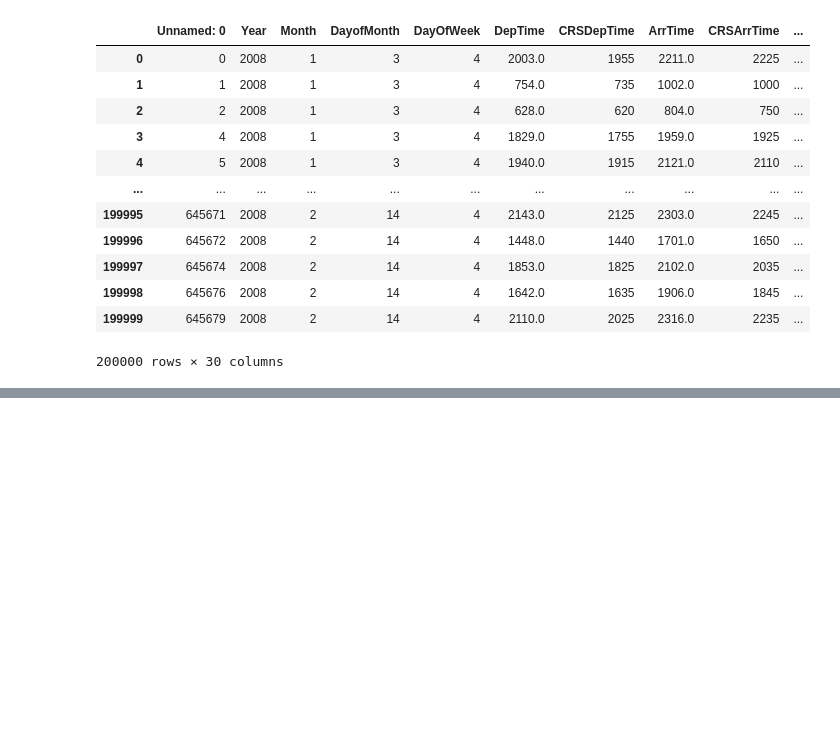
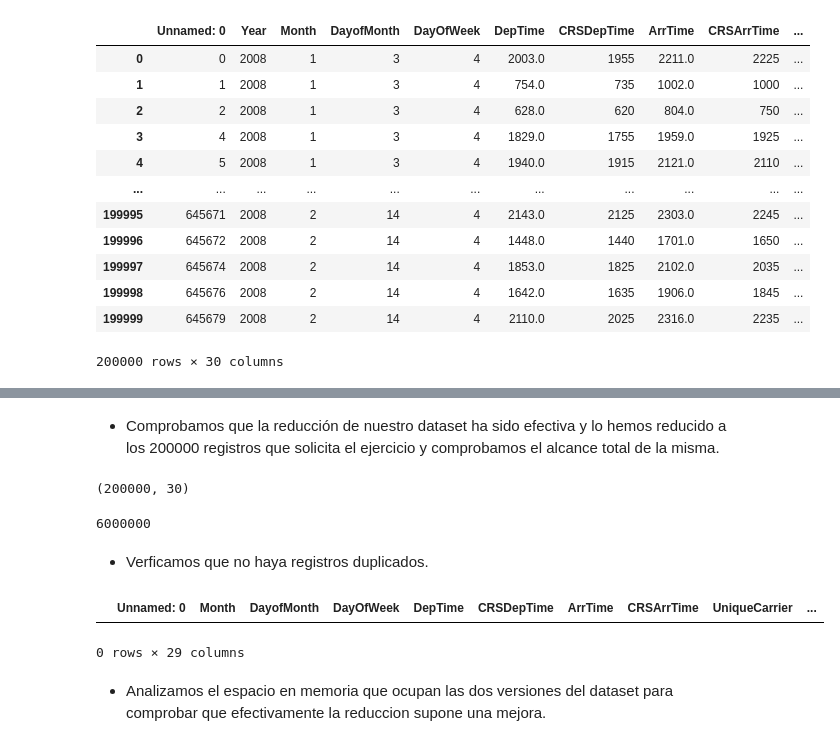
Before and after one commit to analopez-datascience/estructures_Dataframe, a Jupyter notebook: Sprint 3 - Ana Belén López Tasca M3 T02.ipynb, the cells around one changed output, grey strips where cells are left out. Drawn from its saved outputs; the diff is of its cells as text; code cells hidden in the pictures; blank space fills up the shorter version.

```diff
--- a/Sprint 3 - Ana Belén López Tasca M3 T02.ipynb
+++ b/Sprint 3 - Ana Belén López Tasca M3 T02.ipynb
@@ -51,0 +94,19 @@ dataset
+# %% [markdown]
+* Comprobamos que la reducción de nuestro dataset ha sido efectiva y lo hemos reducido a los 200000 registros que solicita el ejercicio y comprobamos el alcance total de la misma.
+# %%
+dataset.shape
+# %% [output]
+(200000, 30)
+# %%
+dataset.size
+# %% [output]
+6000000
+# %% [markdown]
+* Verficamos que no haya registros duplicados.
+# %%
+dataset.loc[dataset.duplicated()]
+# %% [output]
+|  | Unnamed: 0 | Month | DayofMonth | DayOfWeek | DepTime | CRSDepTime | ArrTime | CRSArrTime | UniqueCarrier | ... |
+0 rows × 29 columns
+# %% [markdown]
+* Analizamos el espacio en memoria que ocupan las dos versiones del dataset para comprobar que efectivamente la reduccion supone una mejora.
```
Also changed, not shown: parts of 31 cells of this notebook, 1 other file.
